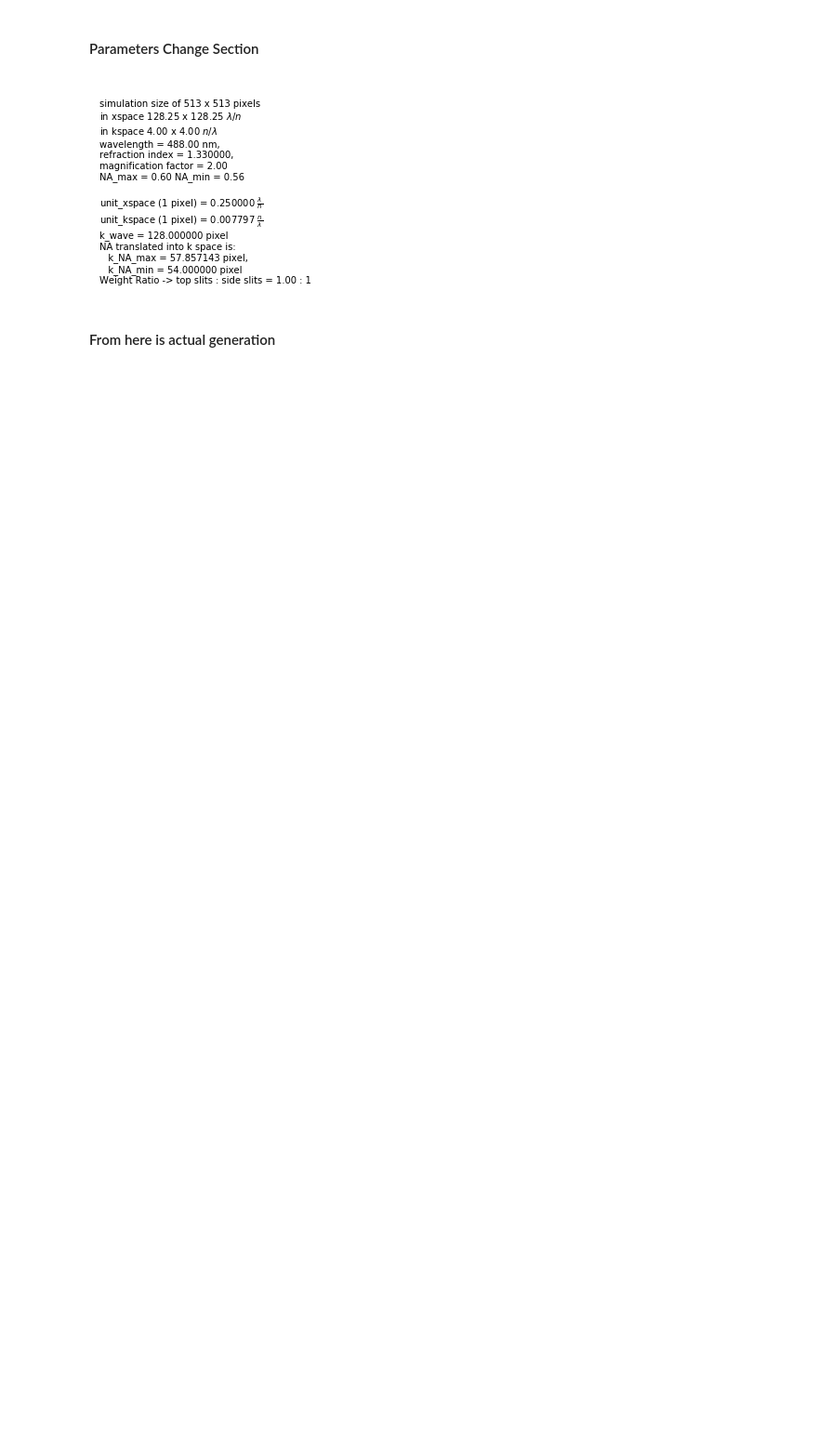
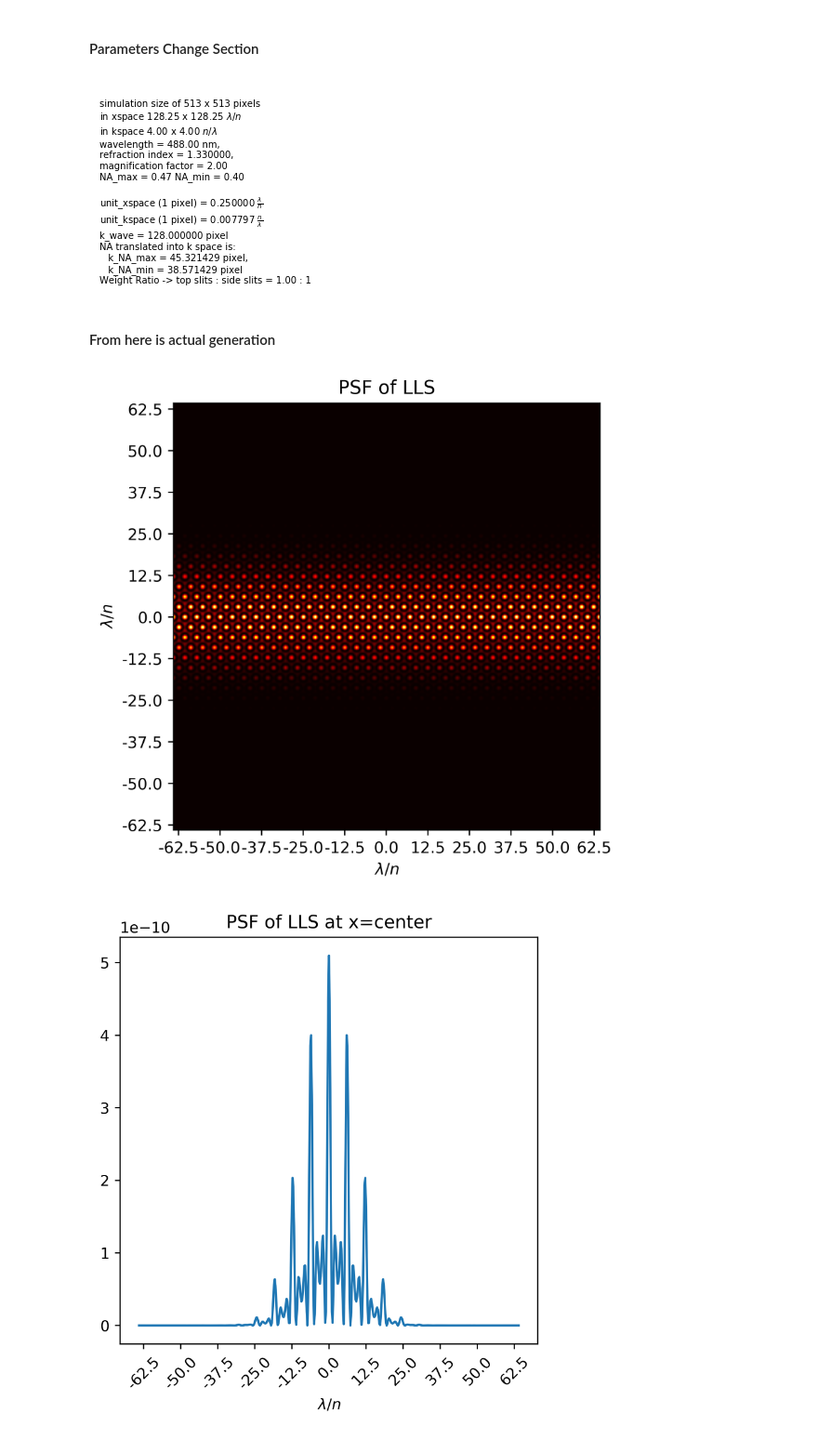
Before and after one commit to JackyMYL/FuLab, a Jupyter notebook: LLS_simulation.ipynb, the cells around one changed output. Shown at 93% size. Drawn from its saved outputs; the diff is of its cells as text; code cells hidden in the pictures; blank space fills up the shorter version.

```diff
--- a/LLS_simulation.ipynb
+++ b/LLS_simulation.ipynb
@@ -52,8 +53,8 @@ mag_factor = 2
 
 # define NA
 # notice that NA affects on k-space and make k = NA/wavelength
-NA_max_num = 0.6 # k_max = NA_max/n in unit_physics
-NA_min_num = 0.56
+NA_max_num = 0.47 # k_max = NA_max/n in unit_physics
+NA_min_num = 0.4
 # define gaussian width for bound function
 gaussian_width = 50
 
@@ -62,8 +63,8 @@ gaussian_width = 50
 amp = (1,1)
 
 folder_name = 'Incoherent_HEX_0.6_0.56_1/'
-folder_path = 'C:\\Users\\Jacky Li\\OneDrive\\Tianming\'s Lab\\' + folder_name
-saveflag = 0
+folder_path = './' + folder_name
+saveflag = 1
 if saveflag:
     Path(folder_path).mkdir(parents=True, exist_ok=True)
 # %%
@@ -155,9 +156,9 @@ labels_kspace = []
 for loc_i in loc_kspace:
     labels_kspace.append(round(unit_conversion(unit_kspace,1,(loc_i - center)),2))
 
-def plot_kspace_setting(graph, title, set_range = ((0, tot_range), (0, tot_range))):
+def plot_kspace_setting(graph, title, normalize = None, set_range = ((0, tot_range), (0, tot_range))):
     fig,ax = plt.subplots(figsize=(5,5),dpi = 500)
-    ax.imshow(abs(graph), cmap= 'hot')
+    ax.imshow(abs(graph), cmap= 'hot', norm = normalize)
     ax.set_xticks(loc_kspace)
     ax.set_xticklabels(labels_kspace)
     ax.set_yticks(loc_kspace)
@@ -188,9 +189,9 @@ labels_xspace = []
 for loc_i in loc_xspace:
     labels_xspace.append(round(unit_conversion(unit_xspace,1,(loc_i - center)),2))
 
-def plot_xspace_setting(graph,title, set_range = ((0, tot_range),(0, tot_range))):
+def plot_xspace_setting(graph,title, normalize = None, set_range = ((0, tot_range),(0, tot_range))):
     fig,ax = plt.subplots(figsize=(5,5),dpi = 500)
-    ax.imshow(abs(graph), cmap= 'hot')
+    ax.imshow(abs(graph), cmap= 'hot', norm = normalize)
     ax.set_xticks(loc_xspace)
     ax.set_xticklabels(labels_xspace)
     ax.set_yticks(loc_xspace)
@@ -292,7 +293,7 @@ def apply_NA_mask_pupil(pupil_graph, plot_option = 0, inner_R = NA_min, outer_R
 
     def ring_mask(pt):
         dist = distance_two_points(pt, (center,center))
-        if (inner_R <= dist and dist < outer_R):
+        if (inner_R <= dist and dist <= outer_R):
             return 1
         return 0
 
@@ -322,7 +323,7 @@ def create_PSF_from_LLS(LLS, plot_option = 0):
     PSF = PSF.astype(complex)
 
     if plot_option:
-        plot_xspace_setting(PSF, "PSF(|E|^2) of LLS")
+        plot_xspace_setting(PSF, "PSF of LLS")
         slice_graph(PSF, center, "xspace", "PSF of LLS at x=center", 'off')
 
     return PSF
@@ -427,13 +428,16 @@ def propagation(pupilFunction, lengthPx):
 # %%
 #Normal generation
 
-E_ideal_ini = create_E_ideal_ini(SQR_points)
+E_ideal_ini = create_E_ideal_ini(HEX_points)
 E_ideal = create_E_ideal(E_ideal_ini)
 E_bound = create_E_bound(E_ideal)
 pupil_E_bound = create_pupil_E_bound(E_bound)
 pupil_E_bound = apply_NA_mask_pupil(pupil_E_bound)
 LLS = create_LLS(pupil_E_bound)
-PSF = create_PSF_from_LLS(LLS)
-OTF = create_OTF_from_PSF(PSF)
-dithered_PSF = create_dithered_PSF(PSF)
-dithered_OTF = creat_dithered_OTF(dithered_PSF)
+PSF = create_PSF_from_LLS(LLS, 1)
+OTF = create_OTF_from_PSF(PSF, plot_option = 1)
+dithered_PSF = create_dithered_PSF(PSF, 1)
+dithered_OTF = creat_dithered_OTF(dithered_PSF, plot_option= 1)
+# %% [output]
+[figure, added]
+[figure, added]
```
Also changed, not shown: parts of 9 cells of this notebook.
